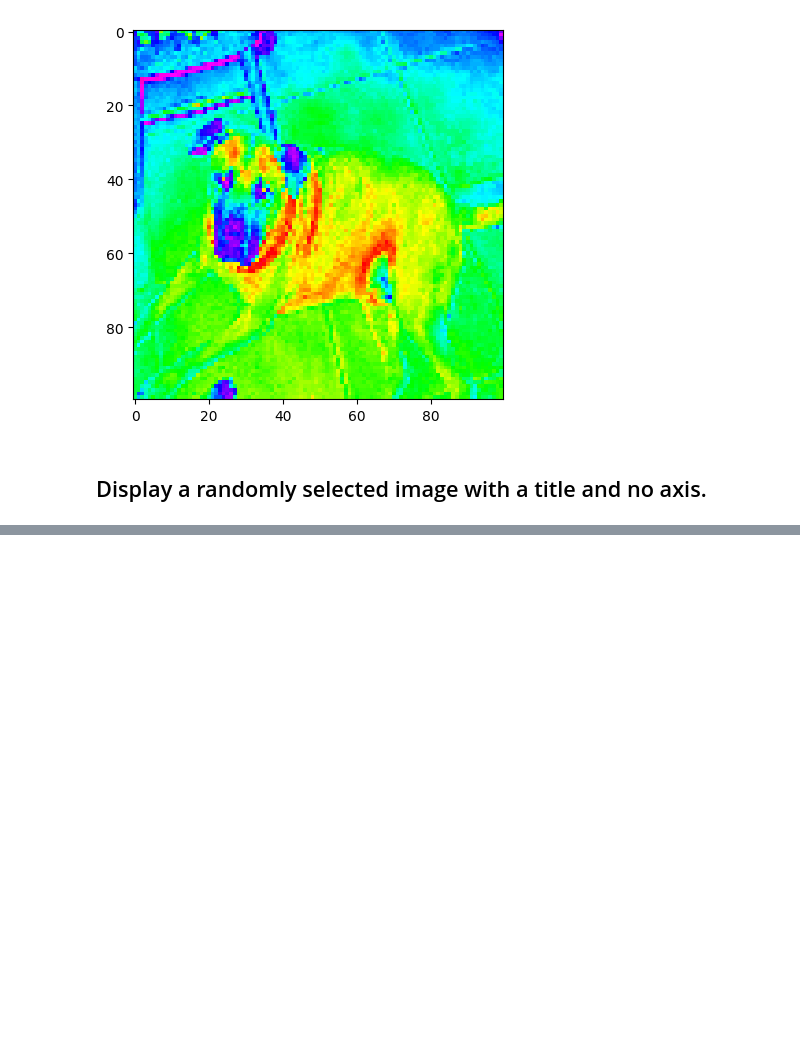
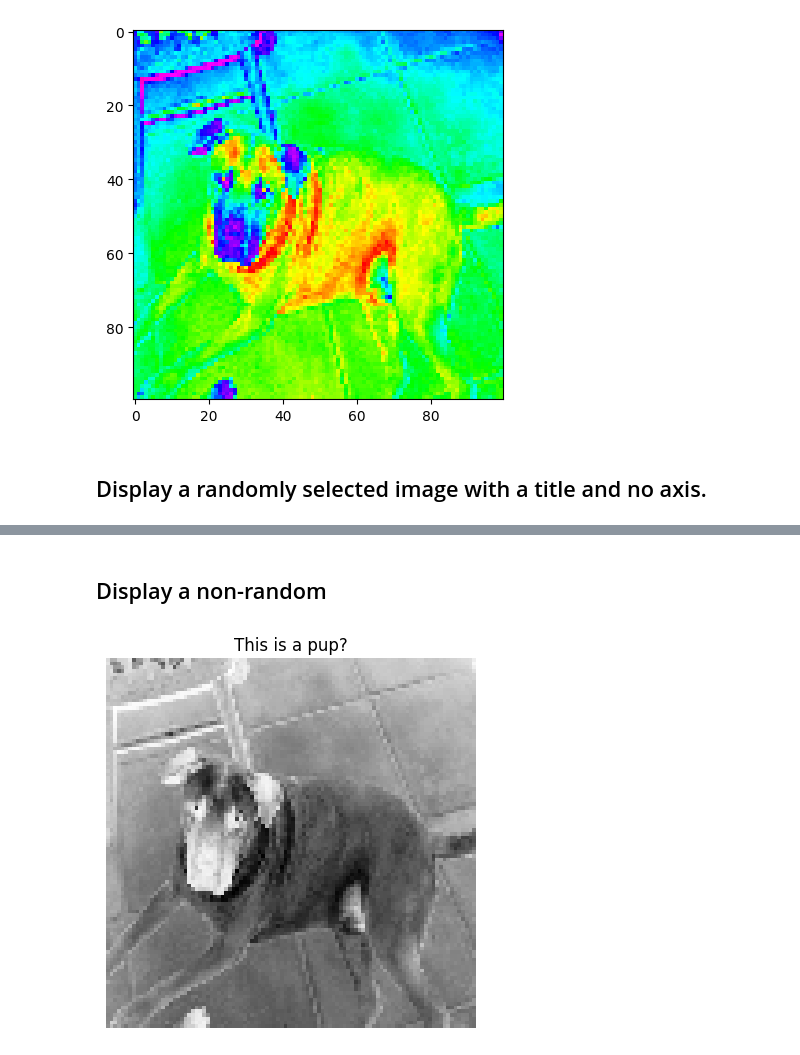
Before and after one commit to Cole-Pd/DeepDive, a Jupyter notebook: Dog_cat_random_image_generator.ipynb, the cells around one changed output, grey strips where cells are left out. Saved outputs shown, nothing was run; the diff lists cells and outputs as text; code cells hidden in the pictures; blank space fills up the shorter version.

```diff
--- a/Dog_cat_random_image_generator.ipynb
+++ b/Dog_cat_random_image_generator.ipynb
@@ -86,0 +90,11 @@ plt.title('This is a pup?') ; #Change your title by changing the text between th
+# %% [markdown]
+## Display a non-random
+# %%
+# Change the below V number to display that index's image.
+plt.imshow(dataset[38],'Greys') ;
+plt.axis('off');
+
+# Place a '#' sign in front of "plt.title('')" to turn the title off
+plt.title('This is a pup?') ; #Change your title by changing the text between the quotes.
+# %% [output]
+[figure, added]
```
Also changed, not shown: parts of 2 cells of this notebook.
